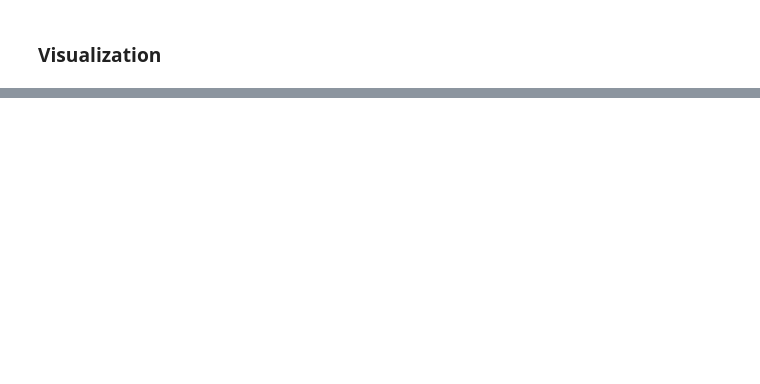
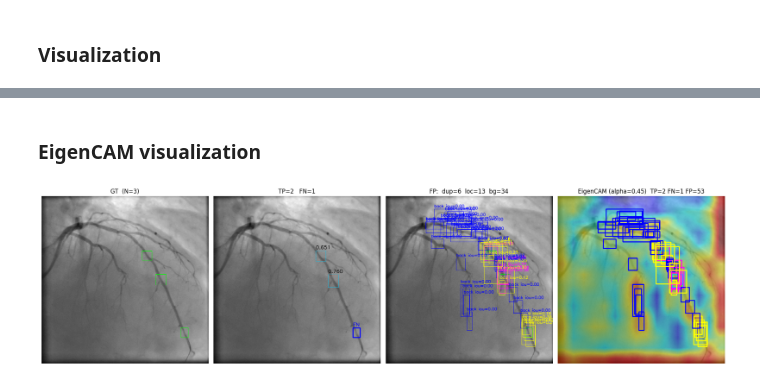
Before and after one commit to nik9ta5/yolo_detect_cadica, a Jupyter notebook: analyze_errors.ipynb, the cells around one changed output, grey strips where cells are left out. Saved outputs shown, nothing was run; the diff lists cells and outputs as text; code cells hidden in the pictures; blank space fills up the shorter version.

Commit message:
add eigencam

```diff
--- a/analyze_errors.ipynb
+++ b/analyze_errors.ipynb
@@ -43,6 +43,8 @@ results = model.predict(
     iou=nms_iou, # IoU для NMS при валидации
     verbose=False # Отключить печать
 )
+# %%
+eigencam = EigenCAM(model, target_layer_idx=-2)   # P5; для мелких объектов попробуй 15 (P3)
 # %% [markdown]
 ### mAP calculate
 # %%
@@ -77,0 +109,13 @@ visualizete_predict(
+# %% [markdown]
+### EigenCAM visualization
+# %%
+result_cam, heatmap, feat_shape = eigencam(result_item.path, imgsz=imgsize)
+
+matches, un_gt, un_pred, gt = match_gt_with_results(
+    result_cam, path2label, iou_thresh=match_iou, conf_thresh=conf, return_gt=True
+)
+
+visualize_prediction_with_cam(result_cam, matches, un_gt, un_pred, gt, heatmap, alpha=0.45, figsize=(20, 15))
+eigencam.remove_hooks()
+# %% [output]
+[figure, added]
```
Also changed, not shown: parts of 6 cells of this notebook, 6 other files.
